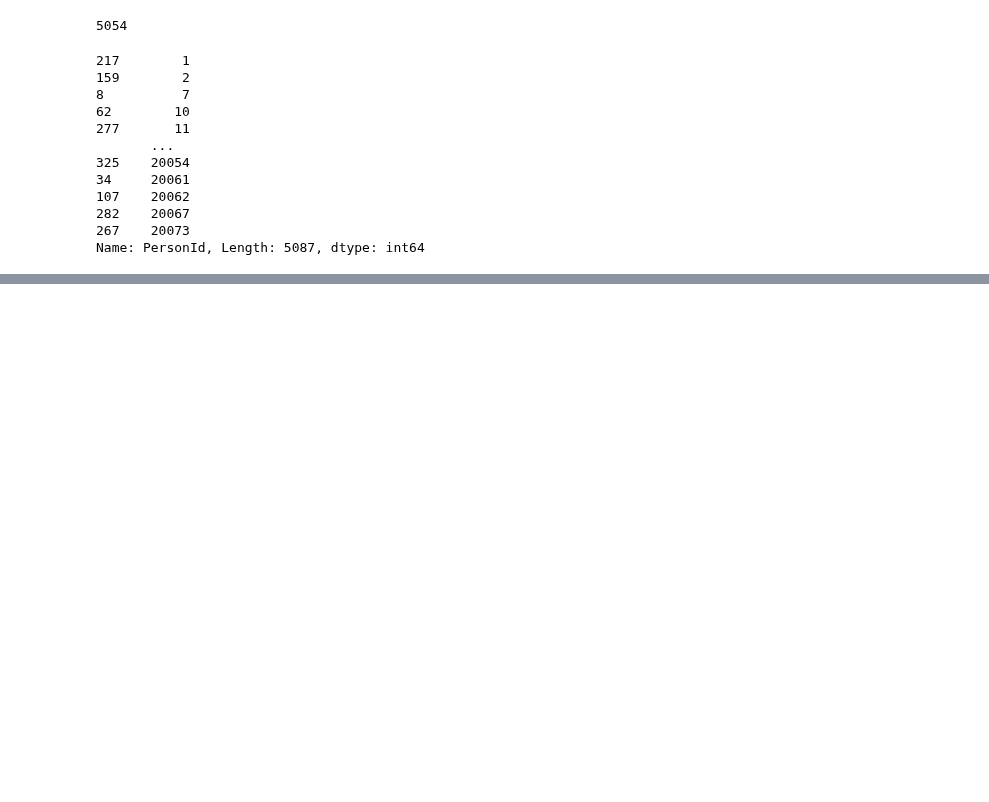
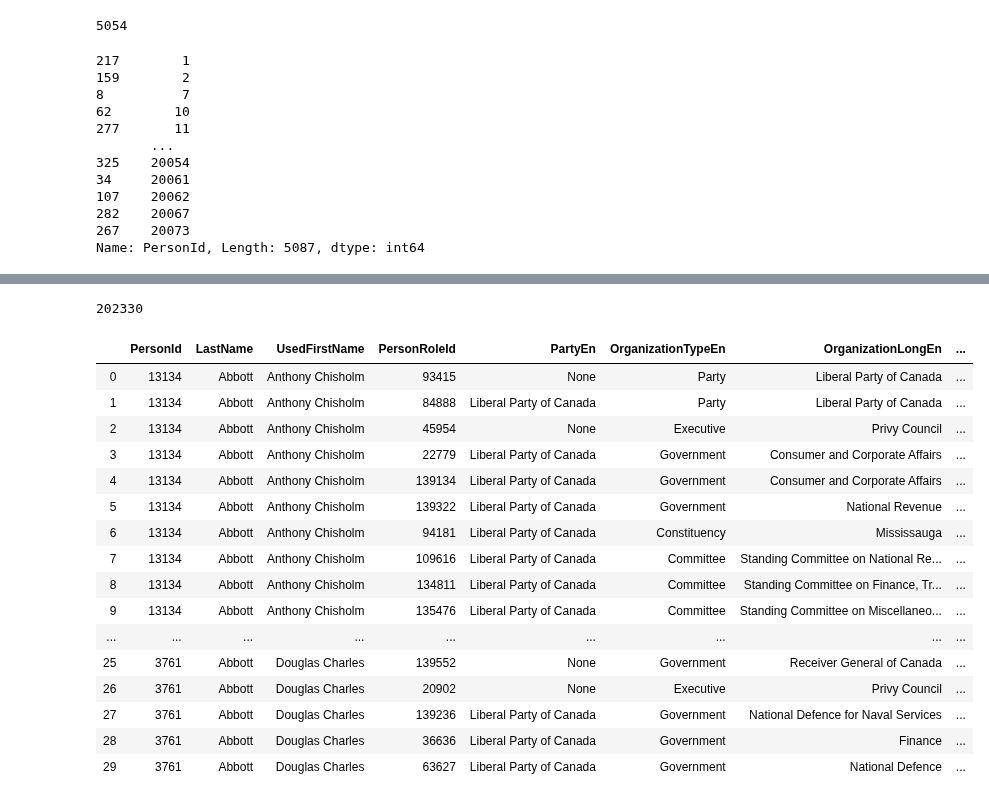
Before and after one commit to nedgar/parleh, a Jupyter notebook: notebooks/Parliamentary data.ipynb, the cells around one changed output, grey strips where cells are left out. Saved outputs shown, nothing was run; the diff lists cells and outputs as text; code cells hidden in the pictures; blank space fills up the shorter version.

```diff
--- a/notebooks/Parliamentary data.ipynb
+++ b/notebooks/Parliamentary data.ipynb
@@ -184,3 +219,13 @@ df['PersonId'].drop_duplicates().sort_values()
 282    20067
 267    20073
 Name: PersonId, Length: 5087, dtype: int64
+# %%
+def num_prefix(str):
+    return int(str.split('-')[0])
+
+def name_suffix(str):
+    return str.split('-')[1]
+
+people_dir = '../data/people'
+files = sorted(filter(lambda d: d.endswith('.json'), os.listdir(people_dir)), key=name_suffix)
+files
@@ -186,0 +250,48 @@ Name: PersonId, Length: 5087, dtype: int64
+# %%
+def person_recs(n = None):
+    for file in (files[:n] if n else files):
+        with open(os.path.join(people_dir, file)) as f:
+            yield json.load(f)
+# %%
+person_cols = ['PersonId', 'LastName', 'UsedFirstName']
+role_cols = ['PersonRoleId', 'PartyEn', 'OrganizationTypeEn', 'OrganizationLongEn', 'GroupingTitleEn', 'PortFolioEn', 'NameEn',
+             'IsMP', 'IsSenator', 'IsActing',
+             'StartDate', 'StartDateIsApproximate',
+             'EndDate', 'EndDateIsApproximate', 'EndReasonEn', 'EndReasonTypeEn',
+             'NotesEn']
+date_cols = ['StartDate', 'EndDate']
+
+rows = []
+for rec in person_recs():
+    person = rec['Person']
+    person_tuple = tuple(person[col] for col in person_cols)
+    for role in person['Roles']:
+        for col in date_cols:
+            role[col] = role[col][:10] if role[col] else None
+        role_tuple = tuple(role[col] for col in role_cols)
+        row = person_tuple + role_tuple
+        rows.append(row)
+len(rows)
+# %% [output]
+202330
+# %%
+df = pd.DataFrame(rows, columns = person_cols + role_cols)
+df[:30]
+# %% [output]
+|  | PersonId | LastName | UsedFirstName | PersonRoleId | PartyEn | OrganizationTypeEn | OrganizationLongEn | ... |
+| 0 | 13134 | Abbott | Anthony Chisholm | 93415 | None | Party | Liberal Party of Canada | ... |
+| 1 | 13134 | Abbott | Anthony Chisholm | 84888 | Liberal Party of Canada | Party | Liberal Party of Canada | ... |
+| 2 | 13134 | Abbott | Anthony Chisholm | 45954 | None | Executive | Privy Council | ... |
+| 3 | 13134 | Abbott | Anthony Chisholm | 22779 | Liberal Party of Canada | Government | Consumer and Corporate Affairs | ... |
+| 4 | 13134 | Abbott | Anthony Chisholm | 139134 | Liberal Party of Canada | Government | Consumer and Corporate Affairs | ... |
+| 5 | 13134 | Abbott | Anthony Chisholm | 139322 | Liberal Party of Canada | Government | National Revenue | ... |
+| 6 | 13134 | Abbott | Anthony Chisholm | 94181 | Liberal Party of Canada | Constituency | Mississauga | ... |
+| 7 | 13134 | Abbott | Anthony Chisholm | 109616 | Liberal Party of Canada | Committee | Standing Committee on National Re... | ... |
+| 8 | 13134 | Abbott | Anthony Chisholm | 134811 | Liberal Party of Canada | Committee | Standing Committee on Finance, Tr... | ... |
+| 9 | 13134 | Abbott | Anthony Chisholm | 135476 | Liberal Party of Canada | Committee | Standing Committee on Miscellaneo... | ... |
+| ... | ... | ... | ... | ... | ... | ... | ... | ... |
+| 25 | 3761 | Abbott | Douglas Charles | 139552 | None | Government | Receiver General of Canada | ... |
+| 26 | 3761 | Abbott | Douglas Charles | 20902 | None | Executive | Privy Council | ... |
+| 27 | 3761 | Abbott | Douglas Charles | 139236 | Liberal Party of Canada | Government | National Defence for Naval Services | ... |
+| 28 | 3761 | Abbott | Douglas Charles | 36636 | Liberal Party of Canada | Government | Finance | ... |
+| 29 | 3761 | Abbott | Douglas Charles | 63627 | Liberal Party of Canada | Government | National Defence | ... |
```
Also changed, not shown: parts of 24 cells of this notebook, 2 other files.
